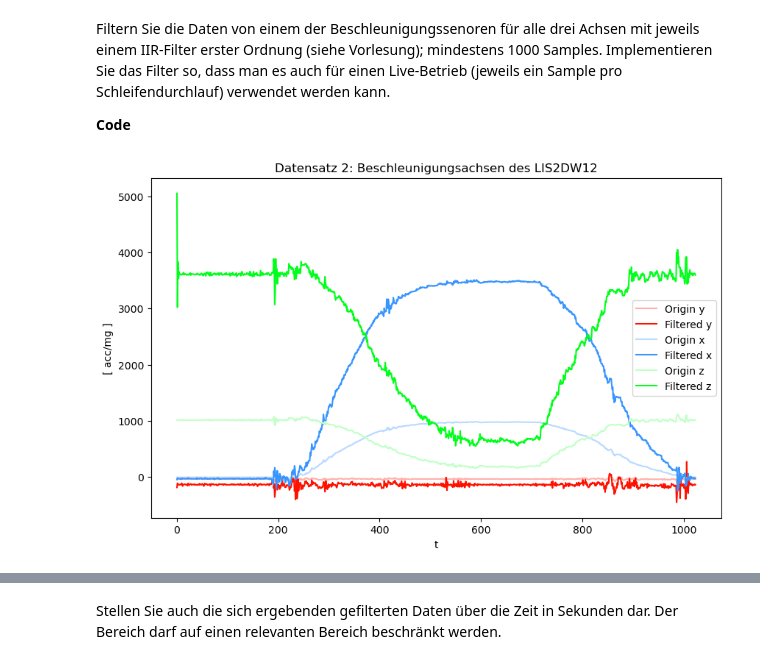
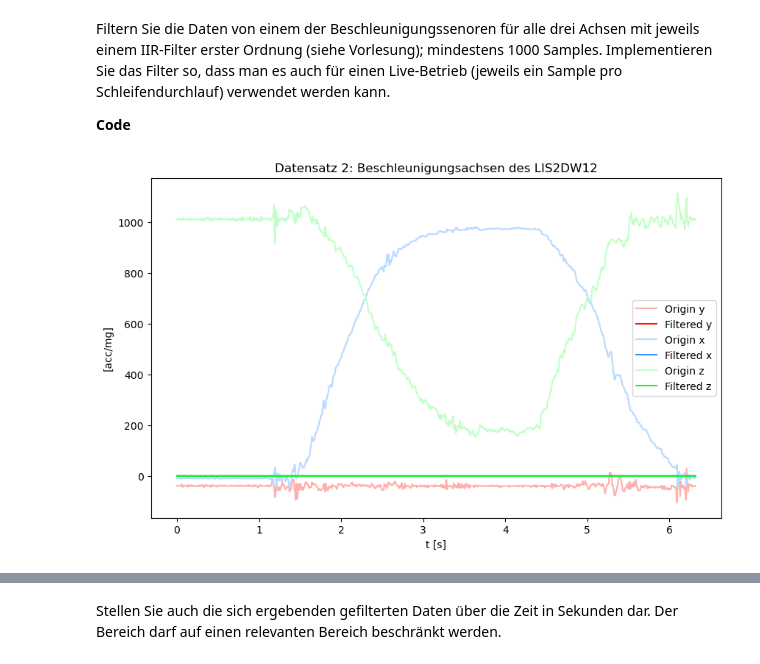
Before and after one commit to kanuphamm/ISS_Praktikum, a Jupyter notebook: Praktikum3/Praktikum3_v03tt.ipynb, the cells around one changed output, grey strips where cells are left out. Saved outputs shown, nothing was run; the diff lists cells and outputs as text; code cells hidden in the pictures.

```diff
--- a/Praktikum3/Praktikum3_v03tt.ipynb
+++ b/Praktikum3/Praktikum3_v03tt.ipynb
@@ -89,41 +89,46 @@ import matplotlib.pyplot as plt
 data_x = np.genfromtxt("DataSets/Datensatz2.csv", delimiter=";", usecols=(7,), skip_header=1)
 data_y = np.genfromtxt("DataSets/Datensatz2.csv", delimiter=";", usecols=(8,), skip_header=1)
 data_z = np.genfromtxt("DataSets/Datensatz2.csv", delimiter=";", usecols=(9,), skip_header=1)
 
 # Größe des Eingangssignals ermitteln
 length = data_x.shape[0]
-b0 = 5.0
-a1 = 0.4
+b0 = 0
+a1 = 1
 
 def iir_filter(data, b0, a1):
     length = data.shape[0]
     g = np.zeros(length)
     xk1 = 0
 
     for i in range(length):
         s = data[i]
         xk1 = -a1 * xk1 + s
         g[i] = b0 * xk1
 
     return g
+
+# Anpassung der x-Achse
+time_in_seconds = length / 162
+x = np.arange(0, time_in_seconds, 1/162)
+
 fil_x = iir_filter(data_x, b0, a1)
 fil_y = iir_filter(data_y, b0, a1)
 fil_z = iir_filter(data_z, b0, a1)
 
 plt.figure(figsize=(10, 6))
-plt.plot(data_y, color='#ffb0ab', label='Origin y')
-plt.plot(fil_y, color='#ff1100', label='Filtered y')
+plt.plot(x, data_y, color='#ffb0ab', label='Origin y')
+plt.plot(x, fil_y, color='#ff1100', label='Filtered y')
 
-plt.plot(data_x, color='#badaff', label='Origin x')
-plt.plot(fil_x, color='#3895ff', label='Filtered x')
+plt.plot(x, data_x, color='#badaff', label='Origin x')
+plt.plot(x, fil_x, color='#3895ff', label='Filtered x')
 
-plt.plot(data_z, color='#c2ffc8', label='Origin z')
-plt.plot(fil_z, color='#00ff1a', label='Filtered z')
+plt.plot(x, data_z, color='#c2ffc8', label='Origin z')
+plt.plot(x, fil_z, color='#00ff1a', label='Filtered z')
 
 plt.title("Datensatz 2: Beschleunigungsachsen des LIS2DW12")
-plt.xlabel("t")
-plt.ylabel("[ acc/mg ]")
+plt.xlabel("t [s]")
+plt.ylabel("[acc/mg]")
 plt.legend()
 plt.show()
 # %% [output]
-[figure, old version]
+[figure, new version]
```
Also changed, not shown: parts of 7 cells of this notebook, 1 other file.
